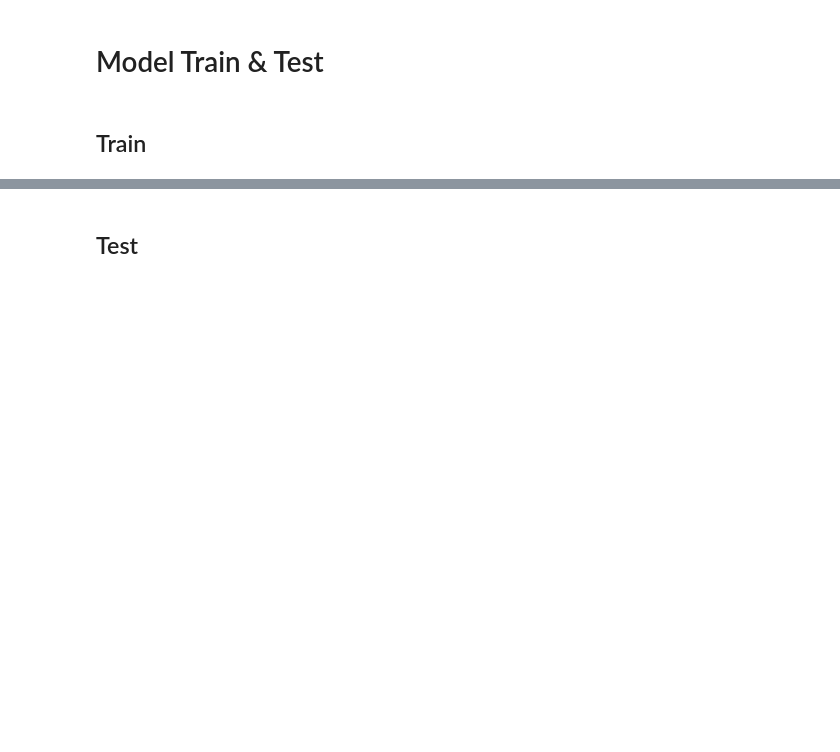
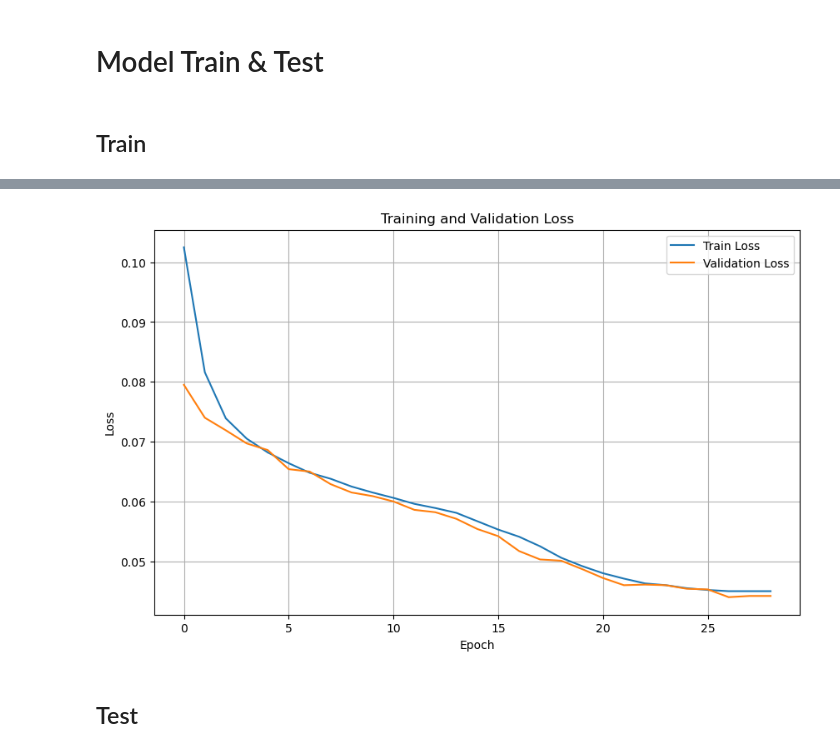
Before and after one commit to dorianGT/GLiNER-Generalist-Model-for-Named-Entity-Recognition-using-Bidirectional-Transformer, a Jupyter notebook: model_train.ipynb, the cells around one changed output, grey strips where cells are left out. Drawn from its saved outputs; the diff is of its cells as text; code cells hidden in the pictures; blank space fills up the shorter version.

```diff
--- a/model_train.ipynb
+++ b/model_train.ipynb
@@ -734,3 +745,16 @@ plt.show()
+# %%
+# Affichage des pertes
+plt.figure(figsize=(10, 6))
+plt.plot(train_losses[1:], label="Train Loss")
+plt.plot(val_losses[1:], label="Validation Loss")
+plt.xlabel("Epoch")
+plt.ylabel("Loss")
+plt.title("Training and Validation Loss")
+plt.legend()
+plt.grid(True)
+plt.show()
+# %% [output]
+[figure, added]
 # %% [markdown]
 ## Test
 # %%
```
Also changed, not shown: parts of 17 cells of this notebook, 1 other file.
